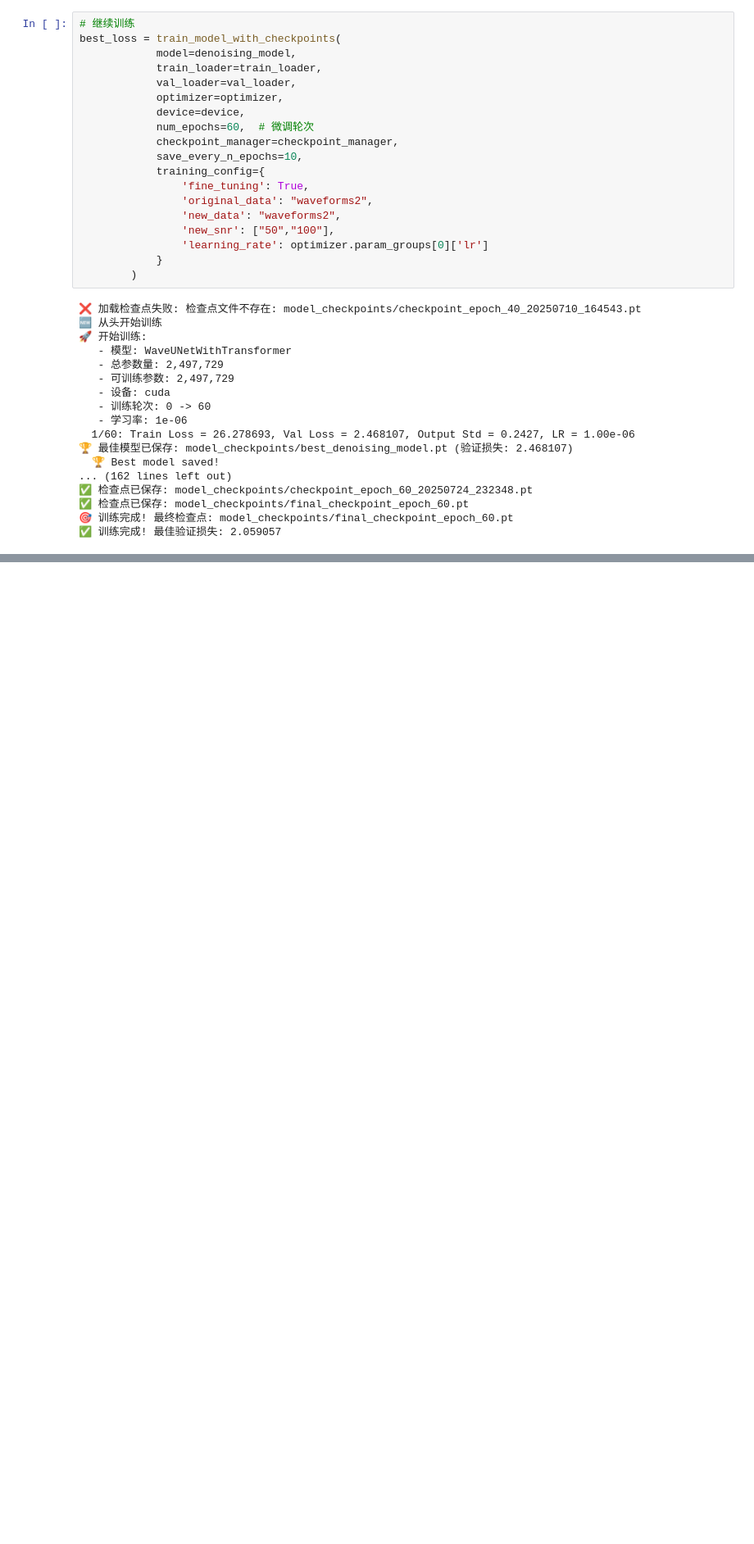
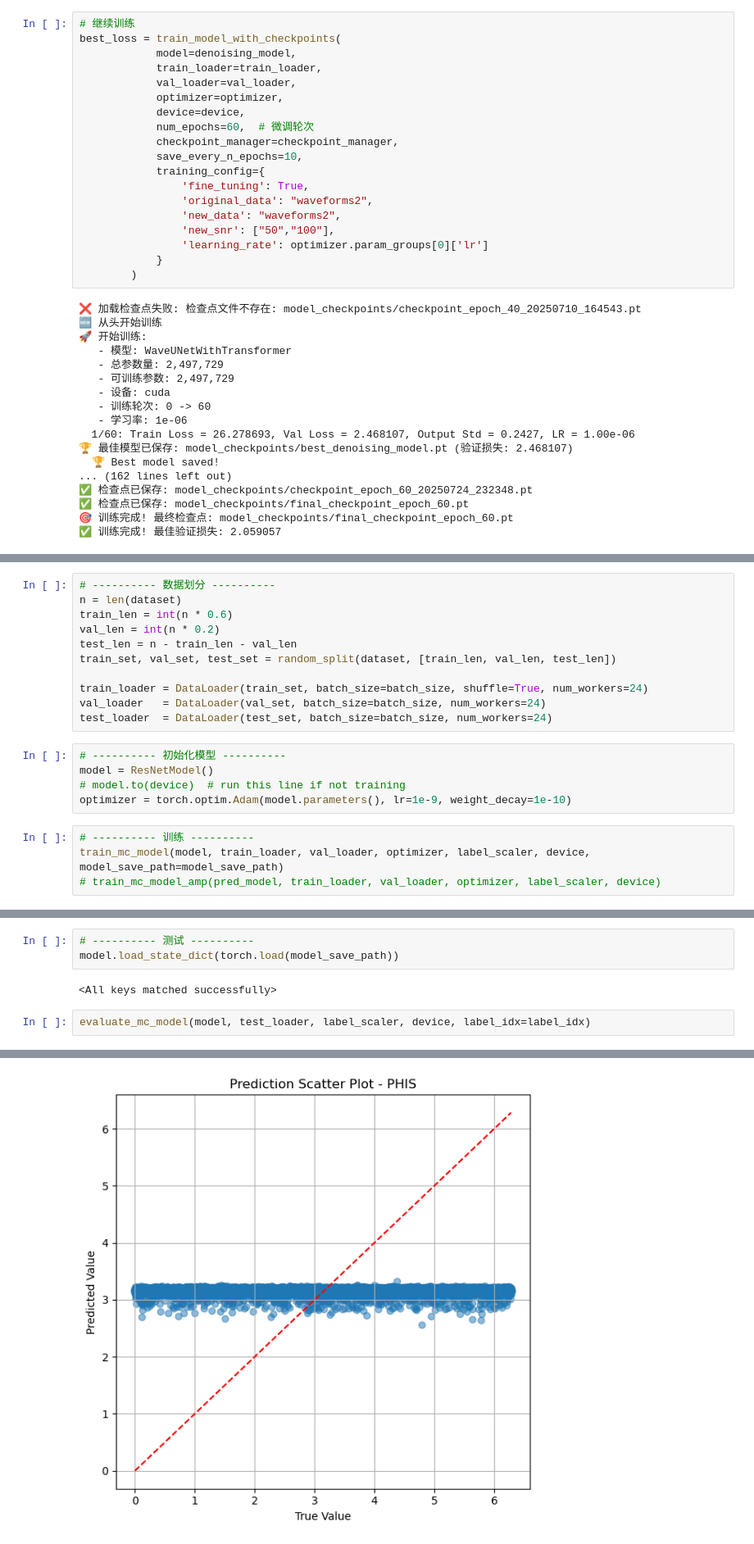
Before and after one commit to QYQSDTC/DNN_for_GW_Parameter_Space_Estimation, a Jupyter notebook: GW_A100_Checkpoints2.ipynb, the cells around one changed output, grey strips where cells are left out. Shown at 82% size. Cells and saved outputs as stored; diff of their text form; blank space fills up the shorter version.

```diff
--- a/GW_A100_Checkpoints2.ipynb
+++ b/GW_A100_Checkpoints2.ipynb
@@ -1281,0 +1660,20 @@ best_loss = train_model_with_checkpoints(
+# %%
+# ---------- 数据划分 ----------
+n = len(dataset)
+train_len = int(n * 0.6)
+val_len = int(n * 0.2)
+test_len = n - train_len - val_len
+train_set, val_set, test_set = random_split(dataset, [train_len, val_len, test_len])
+
+train_loader = DataLoader(train_set, batch_size=batch_size, shuffle=True, num_workers=24)
+val_loader   = DataLoader(val_set, batch_size=batch_size, num_workers=24)
+test_loader  = DataLoader(test_set, batch_size=batch_size, num_workers=24)
+# %%
+# ---------- 初始化模型 ----------
+model = ResNetModel()
+# model.to(device)  # run this line if not training
+optimizer = torch.optim.Adam(model.parameters(), lr=1e-9, weight_decay=1e-10)
+# %%
+# ---------- 训练 ----------
+train_mc_model(model, train_loader, val_loader, optimizer, label_scaler, device, model_save_path=model_save_path)
+# train_mc_model_amp(pred_model, train_loader, val_loader, optimizer, label_scaler, device)
@@ -1281,0 +1699,8 @@ best_loss = train_model_with_checkpoints(
+# %%
+# ---------- 测试 ----------
+model.load_state_dict(torch.load(model_save_path))
+# %% [output]
+<All keys matched successfully>
+# %%
+evaluate_mc_model(model, test_loader, label_scaler, device, label_idx=label_idx)
+# %% [output]
@@ -1281,0 +1712 @@ best_loss = train_model_with_checkpoints(
+[figure, added]
```
Also changed, not shown: parts of 25 cells of this notebook.
